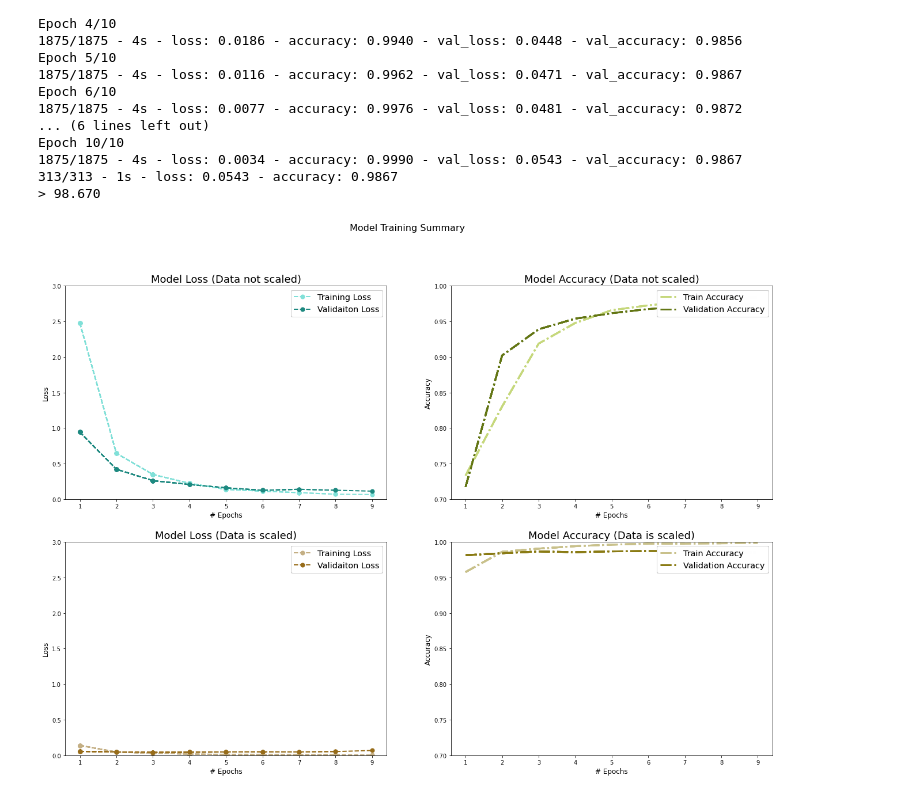
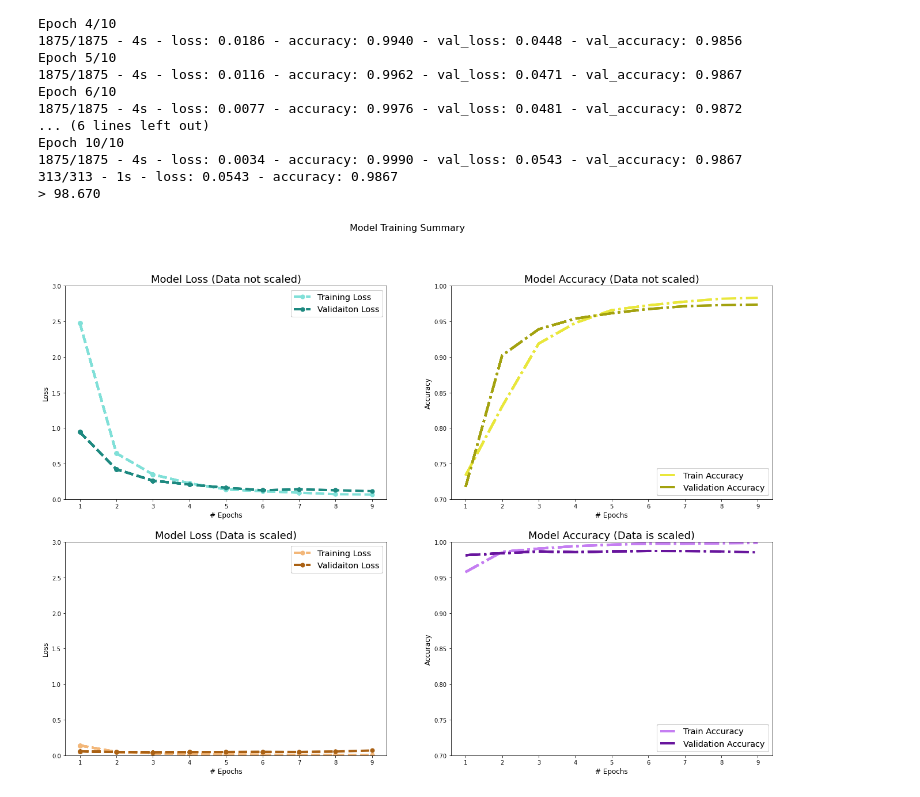
Before and after one commit to ronakjpatel/Data_Science_Projects, a Jupyter notebook: Data_Normalization.ipynb, the cells around one changed output. Saved outputs shown, nothing was run; the diff lists cells and outputs as text; code cells hidden in the pictures.

```diff
--- a/Data_Normalization.ipynb
+++ b/Data_Normalization.ipynb
@@ -134,7 +134,9 @@ Epoch 10/10
 313/313 - 1s - loss: 0.0543 - accuracy: 0.9867
 > 98.670
 # %%
-#plotting the results
+
+
+
 
 fig, axes = plt.subplots(2,2,figsize=(22,15))
 axes[0,0].axis(ymin=0,ymax=3)
@@ -158,7 +160,6 @@ for i in range(10):
   slice_normal_val_loss = norm_history.history['val_loss'][:i]
   slice_normal_accuracy = norm_history.history['accuracy'][:i]
   slice_normal_val_accuracy = norm_history.history['val_accuracy'][:i]
-
   epoch_list_ = epochs_list[:i]
 
 
@@ -169,49 +170,49 @@ for i in range(10):
   axes[0,0].set_xlabel('# Epochs',fontsize=12)
   axes[0,0].set_ylabel('Loss',fontsize=12)
 
-  axes[0,0].plot( epoch_list_,slice_noscale_loss, marker='o', markersize=7, color='#80e0d8',linestyle='--', linewidth=2,label='Training Loss')
-  axes[0,0].plot( epoch_list_, slice_noscale_val_loss, marker='o', color='#1d8980',markersize=7, linewidth=2, linestyle='--', label="Validaiton Loss")
+  axes[0,0].plot( epoch_list_,slice_noscale_loss, marker='o', markersize=7, color='#80e0d8',linestyle='--', linewidth=4,label='Training Loss')
+  axes[0,0].plot( epoch_list_, slice_noscale_val_loss, marker='o', color='#1d8980',markersize=7, linewidth=4, linestyle='--', label="Validaiton Loss")
 
   axes[0,1].set_title('Model Accuracy (Data not scaled)',fontsize=18)
   axes[0,1].set_xlabel('# Epochs',fontsize=12)
   axes[0,1].set_ylabel('Accuracy',fontsize=12)
 
-  axes[0,1].plot( epoch_list_, slice_noscale_accuracy, marker='',linestyle='-.', color='#c6d87c',linewidth=3, label="Train Accuracy")
-  axes[0,1].plot( epoch_list_, slice_noscale_val_accuracy, marker='',linestyle='-.', color='#637614',linewidth=3, label="Validation Accuracy")
+  axes[0,1].plot( epoch_list_, slice_noscale_accuracy, marker='',linestyle='-.', color='#e9e73b',linewidth=4, label="Train Accuracy")
+  axes[0,1].plot( epoch_list_, slice_noscale_val_accuracy, marker='',linestyle='-.', color='#a3a20f',linewidth=4, label="Validation Accuracy")
 
 
 
 
   axes[1,0].set_title('Model Loss (Data is scaled)',fontsize=18)
   axes[1,0].set_xlabel('# Epochs',fontsize=12)
   axes[1,0].set_ylabel('Loss',fontsize=12)
 
-  axes[1,0].plot( epoch_list_,slice_normal_loss, marker='o', markersize=7  , color='#c4af84',linestyle='--', linewidth=2,label='Training Loss')
-  axes[1,0].plot( epoch_list_, slice_normal_val_loss, marker='o',  markersize=7,color='#976c19', linestyle='--',linewidth=2,label="Validaiton Loss")
+  axes[1,0].plot( epoch_list_,slice_normal_loss, marker='o', markersize=7  , color='#f3b779',linestyle='--', linewidth=4,label='Training Loss')
+  axes[1,0].plot( epoch_list_, slice_normal_val_loss, marker='o',  markersize=7,color='#aa6114', linestyle='--',linewidth=4,label="Validaiton Loss")
 
   axes[1,1].set_title('Model Accuracy (Data is scaled)',fontsize=18)
   axes[1,1].set_xlabel('# Epochs',fontsize=12)
   axes[1,1].set_ylabel('Accuracy',fontsize=12)
 
-  axes[1,1].plot( epoch_list_, slice_normal_accuracy, marker='',linestyle='-.', color='#c9c18b',linewidth=3, label="Train Accuracy")
-  axes[1,1].plot( epoch_list_, slice_normal_val_accuracy, marker='',linestyle='-.', color='#8a7b14', linewidth=3,label="Validation Accuracy")
+  axes[1,1].plot( epoch_list_, slice_normal_accuracy, marker='',linestyle='-.', color='#c57ef2',linewidth=4, label="Train Accuracy")
+  axes[1,1].plot( epoch_list_, slice_normal_val_accuracy, marker='',linestyle='-.', color='#68159d', linewidth=4,label="Validation Accuracy")
 
   if y :
 
     axes[0,0].legend(loc="upper right",fontsize="x-large")
-    axes[0,1].legend(loc="upper right",fontsize="x-large")
+    axes[0,1].legend(loc="lower right",fontsize="x-large")
     axes[1,0].legend(loc="upper right",fontsize="x-large")
-    axes[1,1].legend(loc="upper right",fontsize="x-large")
+    axes[1,1].legend(loc="lower right",fontsize="x-large")
 
     y=False
 
 
   #plt.show()
   camera.snap()
 
 # show legend
 # %% [output]
-[figure, old version]
+[figure, new version]
 # %%
 #creating the animation
 animate = camera.animate()
```
